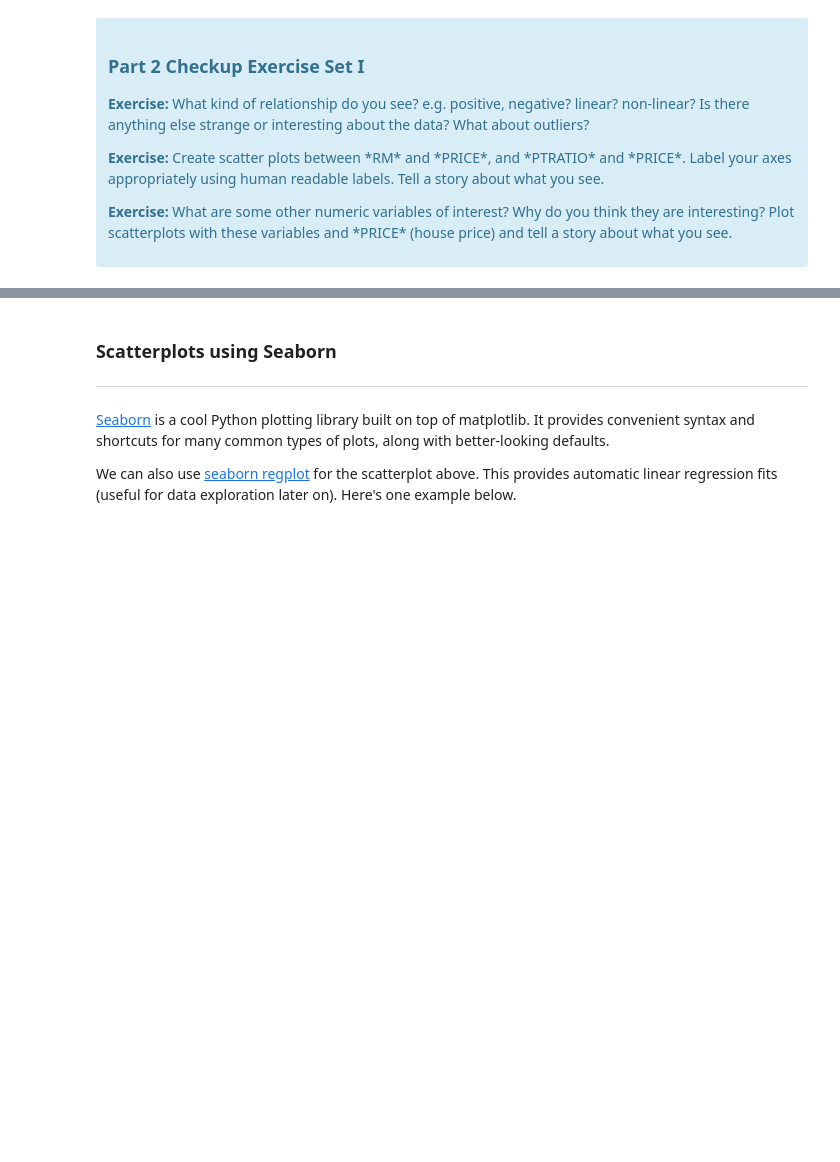
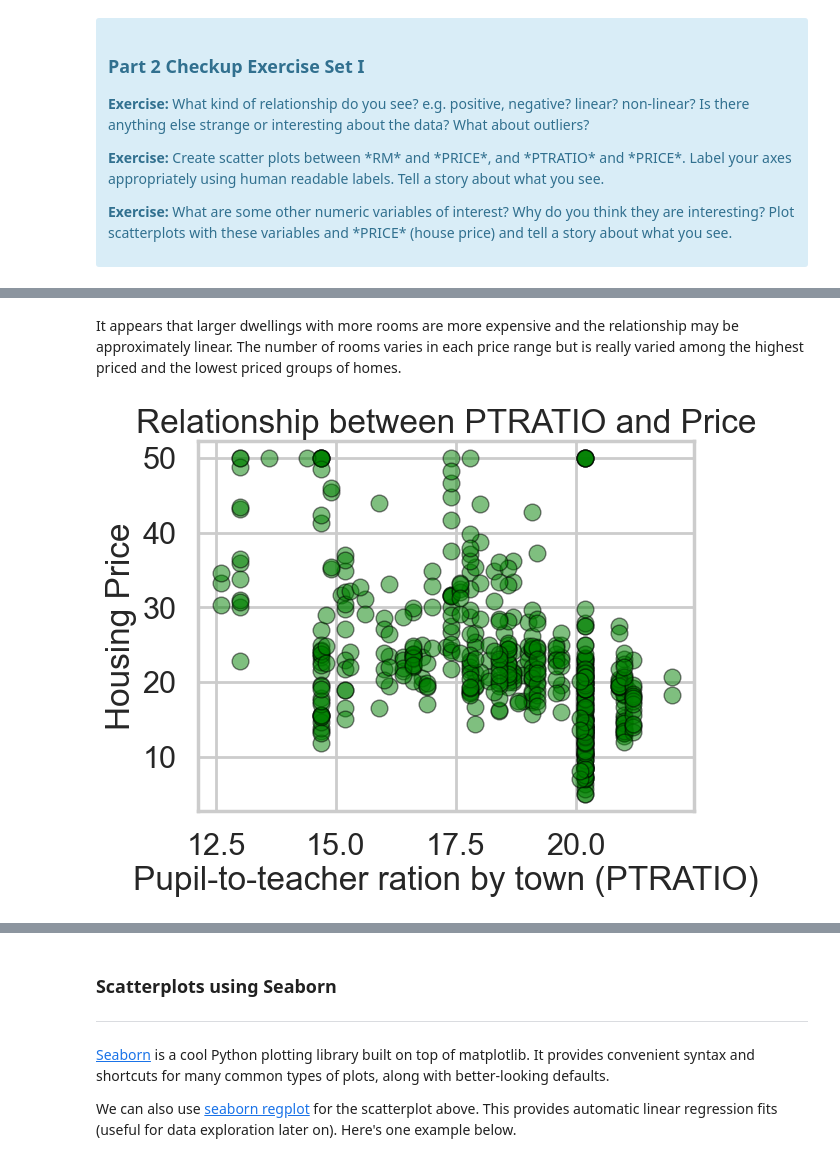
Before and after one commit to ashleyjtoth/statistics-and-ML-case-studies, a Jupyter notebook: Mini_Project_Linear_Regression.ipynb, the cells around one changed output, grey strips where cells are left out. Saved outputs shown, nothing was run; the diff lists cells and outputs as text; code cells hidden in the pictures; blank space fills up the shorter version.

```diff
--- a/Mini_Project_Linear_Regression.ipynb
+++ b/Mini_Project_Linear_Regression.ipynb
@@ -230,0 +237,11 @@ plt.title("Relationship between CRIM and Price")
+# %% [markdown]
+It appears that larger dwellings with more rooms are more expensive and the relationship may be approximately linear. The number of rooms varies in each price range but is really varied among the highest priced and the lowest priced groups of homes.
+# %%
+# your turn: scatter plot between *PTRATIO* and *PRICE*
+plt.scatter(bos.PTRATIO, bos.PRICE, color = 'green', alpha = 0.5, edgecolors = 'black', linewidth = 1)
+plt.xlabel("Pupil-to-teacher ration by town (PTRATIO)")
+plt.ylabel("Housing Price")
+plt.title("Relationship between PTRATIO and Price")
+plt.show()
+# %% [output]
+[figure, added]
```
Also changed, not shown: parts of 59 cells of this notebook.
